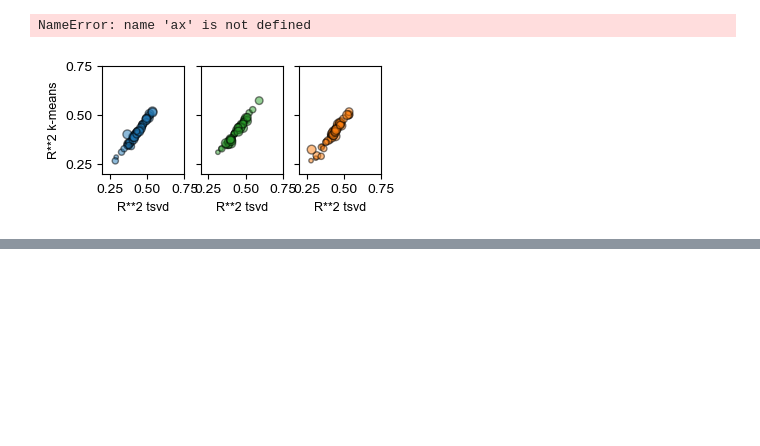
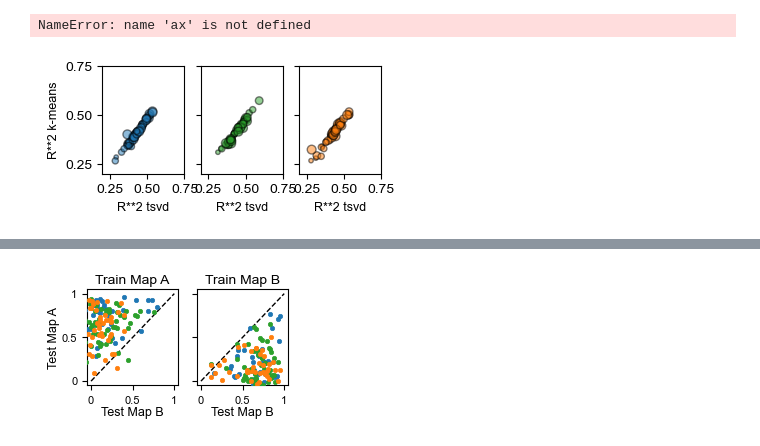
Before and after one commit to GiocomoLab/Herber2024, a Jupyter notebook: Figure S5.ipynb, the cells around one changed output, grey strips where cells are left out. Cells and saved outputs as stored; diff of their text form; code cells hidden in the pictures; blank space fills up the shorter version.

```diff
--- a/Figure S5.ipynb
+++ b/Figure S5.ipynb
@@ -1912,0 +2584,19 @@ p_grid_sessionyva = 0.27500702517903497
+# %%
+'''Define Function to Split Train & Test Blocks'''
+def train_vs_test_blocks(X, y, train_data_idx, test_data_idx, n_repeats=10, train_pct=0.9):
+    test_scores = []
+    test_folds = np.array_split(test_data_idx, n_repeats)
+
+    for i in range(n_repeats):
+        # Get train and test indices
+        test_idx = test_folds[i]
+        train_idx = np.random.choice(np.setdiff1d(train_data_idx, test_idx),
+                                     replace=False, size=int(train_data_idx.size * train_pct))
+
+        # Train model
+        model.fit(X[train_idx], y[train_idx])
+
+        # Compute test error
+        test_scores.append(model.score(X[test_idx], y[test_idx]))
+
+    return np.asarray(test_scores)
@@ -1912,0 +3366,78 @@ p_grid_sessionyva = 0.27500702517903497
+# %%
+''' Plot Scatter of Decoder Scores Train/Test Same vs. Different Epoch (Split Maze Block Phase) (Figure S5G)'''
+
+# plot performance same train/test vs. different train/test
+f, (ax0, ax1) = plt.subplots(1, 2, figsize=(2.6, 1.25), sharey = True)
+#f.suptitle('Decoder Performance by Train/Test Pairing & Age Group')
+
+DOT_SIZE = 10
+DOT_LW = 0.5
+UNITY_WIDTH = 1
+SEM_WIDTH = 0.8
+
+avg_0to0 = np.mean(AA, axis = 0)
+avg_0to1 = AB
+avg_1to1 = np.mean(BB, axis = 0)
+avg_1to0 = BA
+
+# train on map 0, test on map 0 vs. test on map 1
+ax0.scatter(avg_0to1[ysesh], avg_0to0[ysesh],
+            facecolors='C0', edgecolors='C0',
+            s=DOT_SIZE, lw=DOT_LW, zorder=3, label = 'Young')
+
+ax0.scatter(avg_0to1[masesh], avg_0to0[masesh],
+            facecolors='C2', edgecolors='C2',
+            s=DOT_SIZE, lw=DOT_LW, zorder=3, label = 'MA')
+
+ax0.scatter(avg_0to1[agesesh], avg_0to0[agesesh],
+            facecolors='C1', edgecolors='C1',
+            s=DOT_SIZE, lw=DOT_LW, zorder=3, label = 'Aged')
+
+# train on map 1, test on map 1 vs. test on map 0
+ax1.scatter(avg_1to1[ysesh], avg_1to0[ysesh],
+            facecolors='C0', edgecolors='C0',
+            s=DOT_SIZE, lw=DOT_LW, zorder=3, label = 'Young')
+
+ax1.scatter(avg_1to1[masesh], avg_1to0[masesh],
+            facecolors='C2', edgecolors='C2',
+            s=DOT_SIZE, lw=DOT_LW, zorder=3, label = 'MA')
+
+ax1.scatter(avg_1to1[agesesh], avg_1to0[agesesh],
+            facecolors='C1', edgecolors='C1',
+            s=DOT_SIZE, lw=DOT_LW, zorder=3, label = 'Aged')
+
+# plot unity lines + shuffle/best lines
+ax0.plot([0, 1], [0, 1], '--k', lw=UNITY_WIDTH, alpha=1)
+ax1.plot([0, 1], [0, 1], '--k', lw=UNITY_WIDTH, alpha=1)
+
+# label everything
+ax0.set_title('Train Map A', fontsize=10, pad=4)
+ax0.set_ylabel('Test Map A', fontsize=9, labelpad=1)
+ax0.set_xlabel('Test Map B', fontsize=9, labelpad=1)
+ax0.set_ylim([-0.05, 1.05])
+ax0.set_xlim([-0.05, 1.05])
+ax0.set_xticks([0, 0.5, 1])
+ax0.set_xticklabels([0, 0.5, 1])
+ax0.set_yticks([0, 0.5, 1])
+ax0.set_yticklabels([0, 0.5, 1])
+
+ax1.set_title('Train Map B', fontsize=10, pad=4)
+#ax1.set_ylabel('Test Map 1', fontsize=9, labelpad=1)
+ax1.set_xlabel('Test Map B', fontsize=9, labelpad=1)
+ax1.set_ylim([-0.05, 1.05])
+ax1.set_xlim([-0.05, 1.05])
+ax1.set_xticks([0, 0.5, 1])
+ax1.set_xticklabels([0, 0.5, 1])
+ax1.set_yticks([0, 0.5, 1])
+ax1.set_yticklabels([0, 0.5, 1])
+
+ax0.tick_params(which='major', labelsize=8)
+ax1.tick_params(which='major', labelsize=8)
+#ax1.legend(fontsize = 8)
+#ax0.legend(fontsize = 8)
+
+#f.savefig(save_folder + 'smtrainblocktestblock_decoder_scores.png', dpi=400, bbox_inches='tight')
+#f.savefig(save_folder + 'smtrainblocktestblock_decoder_scores.svg', dpi=400, bbox_inches='tight')
+plt.show()
+# %% [output]
+[figure, added]
```
Also changed, not shown: parts of 94 cells of this notebook.
